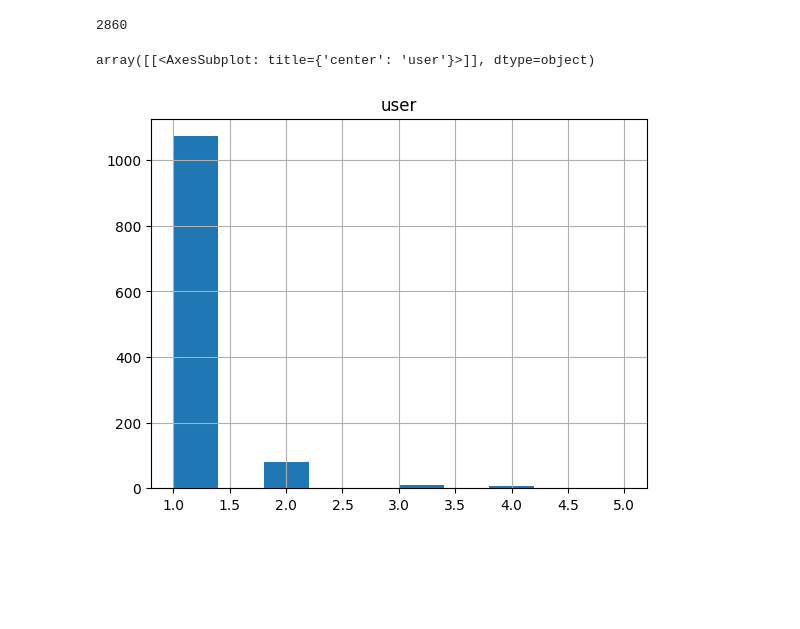
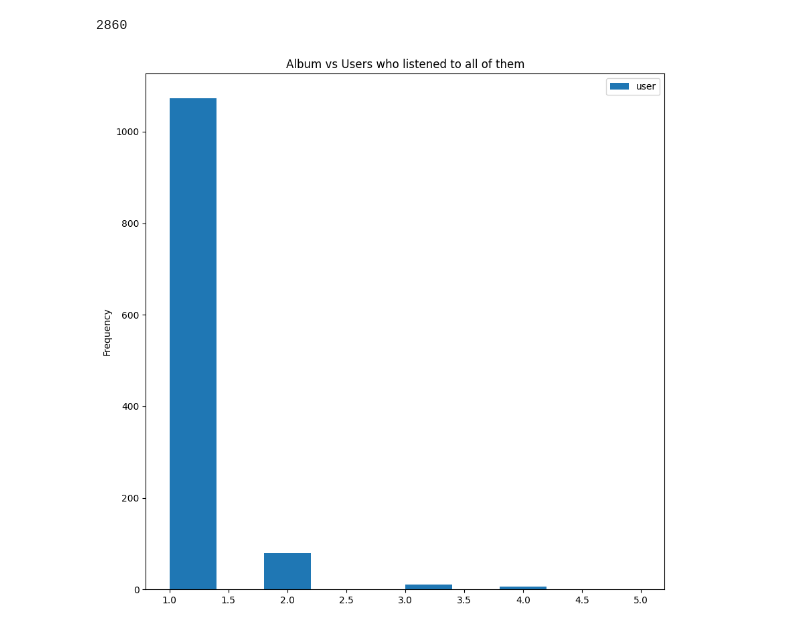
Before and after one commit to csosapezo/song-recommendation-engine, a Jupyter notebook: exploratory-data-analysis.ipynb, the cells around one changed output. Saved outputs shown, nothing was run; the diff lists cells and outputs as text; code cells hidden in the pictures; blank space fills up the shorter version.

Commit message:
style: fix histogram style

```diff
--- a/exploratory-data-analysis.ipynb
+++ b/exploratory-data-analysis.ipynb
@@ -178,12 +178,17 @@ len(albums)
 # %%
 album_user_df = df.groupby(by=["artist+release", "user"]).count().sort_values("play_count", ascending=False).reset_index()
 album_user_df = album_user_df.loc[album_user_df["artist+release"].isin(albums["artist+release"])]
 # keep only users who listened to all the songs in the album
 album_user_df = album_user_df.merge(albums[["artist+release", "song"]])
 # count those users
 album_user_df = album_user_df.groupby("artist+release").count().reset_index()
 album_user_df = album_user_df[["artist+release", "user"]]
-album_user_df.hist()
+
+ax = album_user_df.plot(
+    kind="hist",
+    figsize=(10,10),
+    bins=10,
+    title="Album vs Users who listened to all of them",
+)
 # %% [output]
-array([[<AxesSubplot: title={'center': 'user'}>]], dtype=object)
-[figure, old version]
+[figure, new version]
```
